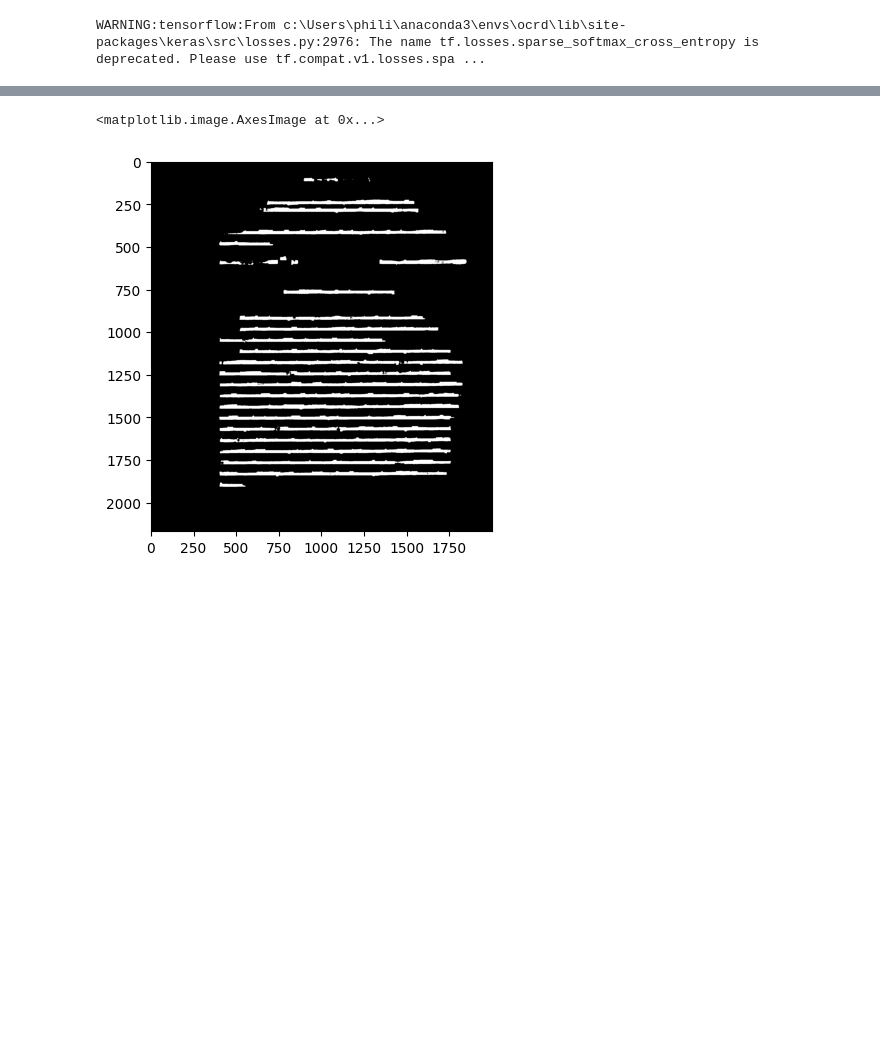
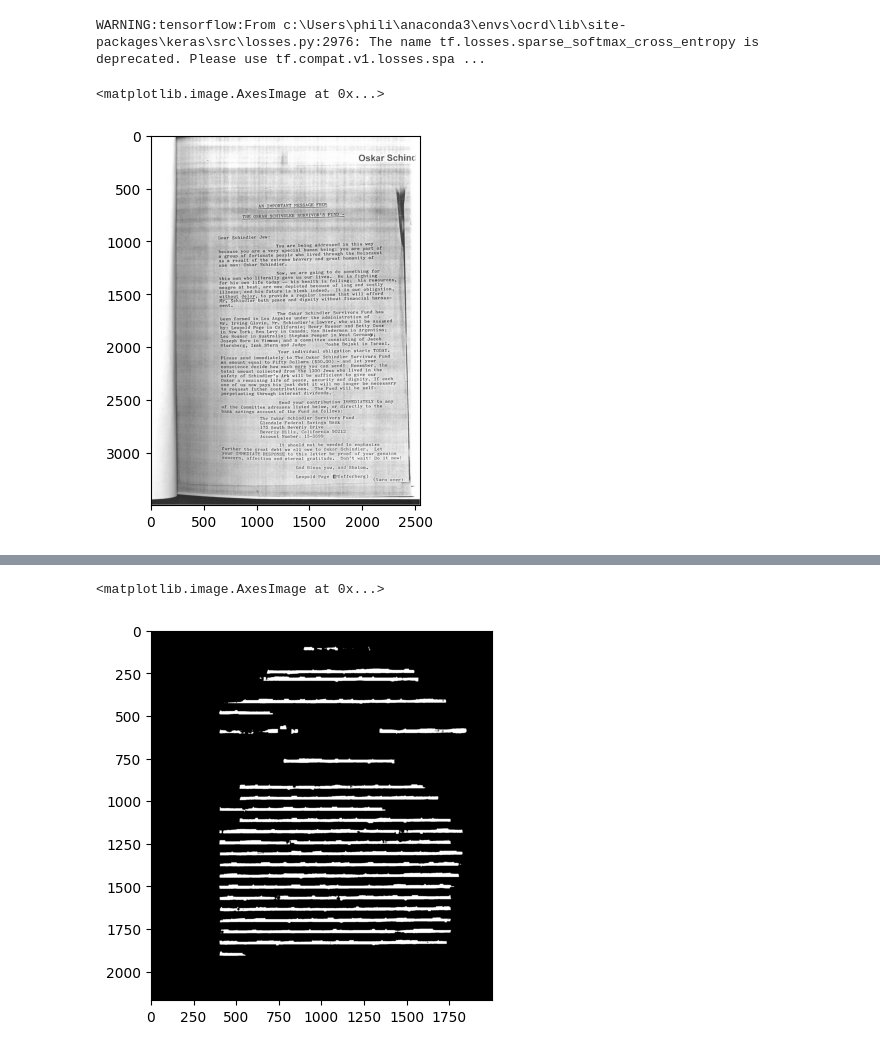
Before and after one commit to pluniak/ocrd, a Jupyter notebook: notebooks/pipeline.ipynb, the cells around one changed output, grey strips where cells are left out. Cells and saved outputs as stored; diff of their text form; code cells hidden in the pictures; blank space fills up the shorter version.

```diff
--- a/notebooks/pipeline.ipynb
+++ b/notebooks/pipeline.ipynb
@@ -7,6 +14,9 @@ import numpy as np
 # %% [output]
 WARNING:tensorflow:From c:\Users\phili\anaconda3\envs\ocrd\lib\site-packages\keras\src\losses.py:2976: The name tf.losses.sparse_softmax_cross_entropy is deprecated. Please use tf.compat.v1.losses.spa ...
 # %%
-img_path = '../test_data/004__beschluss-der-bundesregierung-vom-24-marz-1950-abschrift-aus-dem-kurzprotokoll-der-52-kabinettssitzung-der-bundesregierung.jpg'
+img_path = '../test_data/20041908-schindler.jpg'
 img = imageio.imread(img_path)
 plt.imshow(img)
+# %% [output]
+<matplotlib.image.AxesImage at 0x...>
+[figure, added]
```
Also changed, not shown: parts of 18 cells of this notebook, 2 other files.
